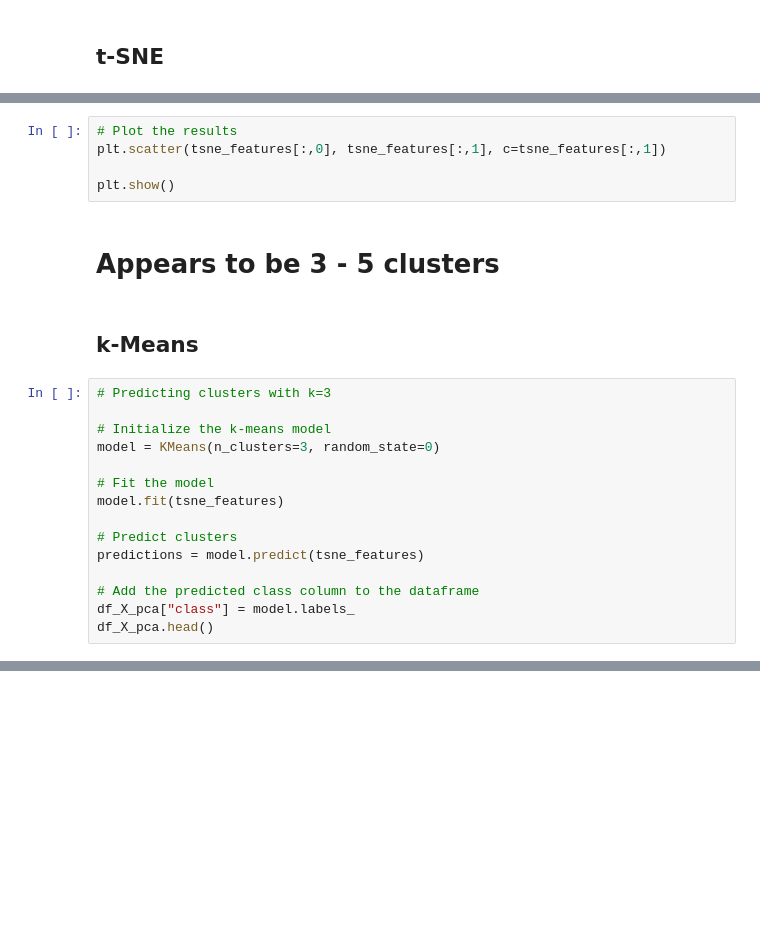
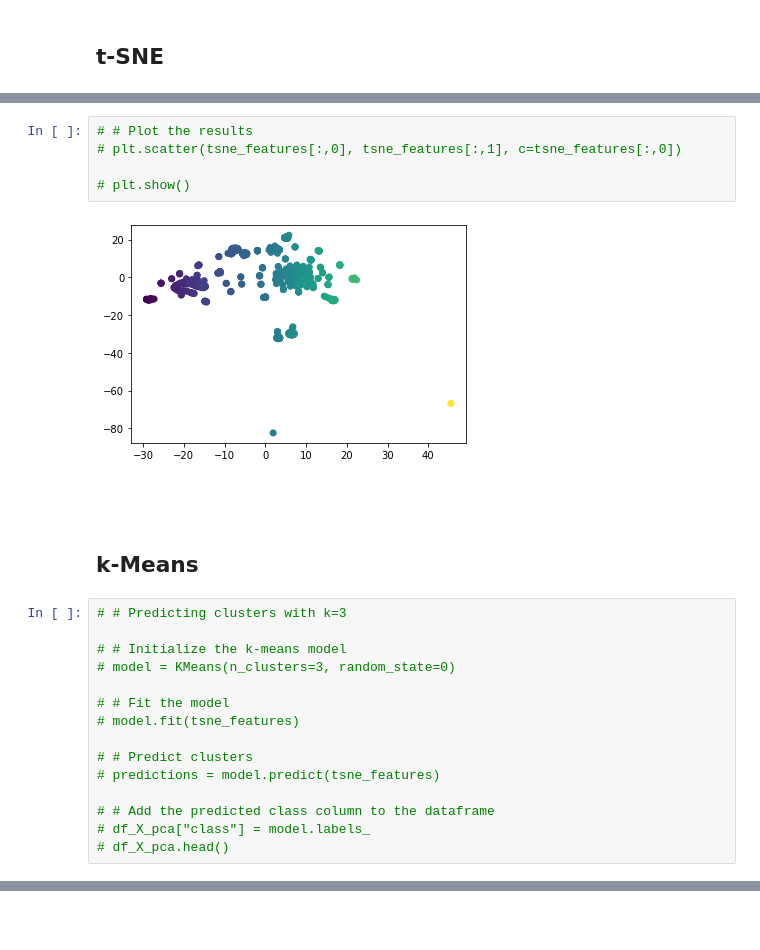
Before and after one commit to D11eleven/Unsupervised-Learning-HW---Cryptocurrency-Clusters, a Jupyter notebook: HW - Cryptocurrency Clusters .ipynb, the cells around one changed output, grey strips where cells are left out. Drawn from its saved outputs; the diff is of its cells as text; blank space fills up the shorter version.

```diff
--- a/HW - Cryptocurrency Clusters .ipynb
+++ b/HW - Cryptocurrency Clusters .ipynb
@@ -108,27 +237,29 @@ plt.show()
 # %%
-# Plot the results
-plt.scatter(tsne_features[:,0], tsne_features[:,1], c=tsne_features[:,1])
+# # Plot the results
+# plt.scatter(tsne_features[:,0], tsne_features[:,1], c=tsne_features[:,0])
 
-plt.show()
+# plt.show()
+# %% [output]
+[figure, added]
-# %% [markdown]
-# Appears to be 3 - 5  clusters
+# %% [markdown]
+#
 # %% [markdown]
 ## k-Means
 # %%
-# Predicting clusters with k=3
+# # Predicting clusters with k=3
 
-# Initialize the k-means model
-model = KMeans(n_clusters=3, random_state=0)
+# # Initialize the k-means model
+# model = KMeans(n_clusters=3, random_state=0)
 
-# Fit the model
-model.fit(tsne_features)
+# # Fit the model
+# model.fit(tsne_features)
 
-# Predict clusters
-predictions = model.predict(tsne_features)
+# # Predict clusters
+# predictions = model.predict(tsne_features)
 
-# Add the predicted class column to the dataframe
-df_X_pca["class"] = model.labels_
-df_X_pca.head()
+# # Add the predicted class column to the dataframe
+# df_X_pca["class"] = model.labels_
+# df_X_pca.head()
 # %%
 # Cluster Analysis with k-Means
 
```
Also changed, not shown: parts of 19 cells of this notebook.
